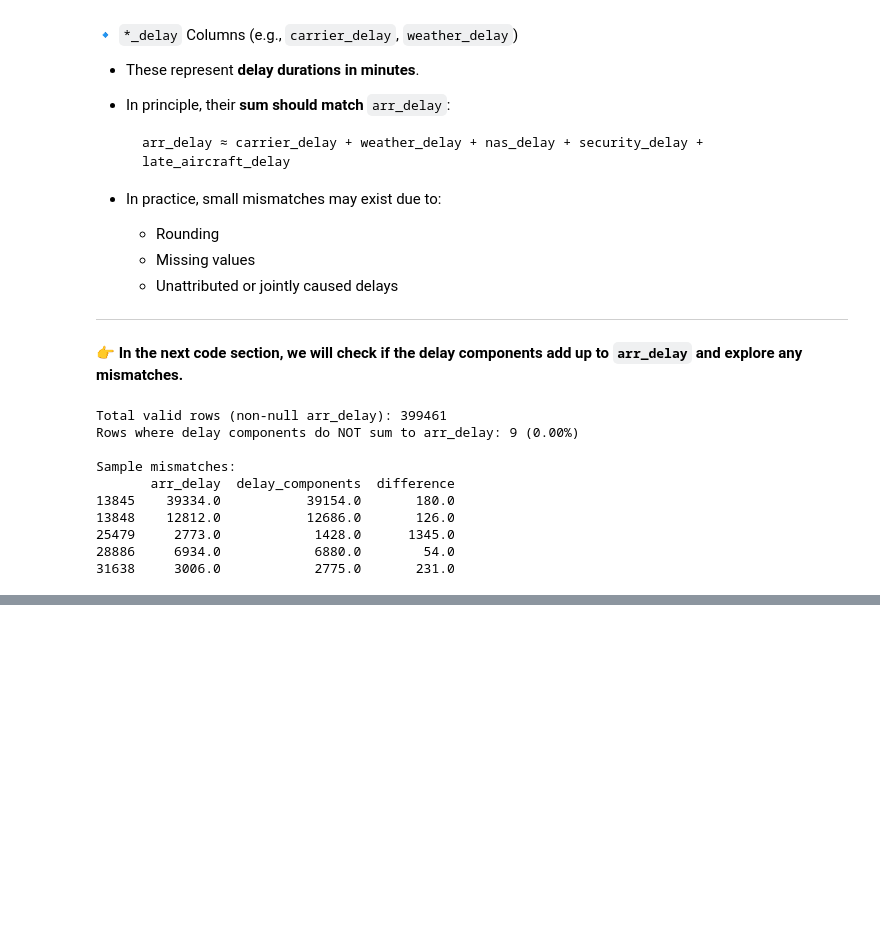
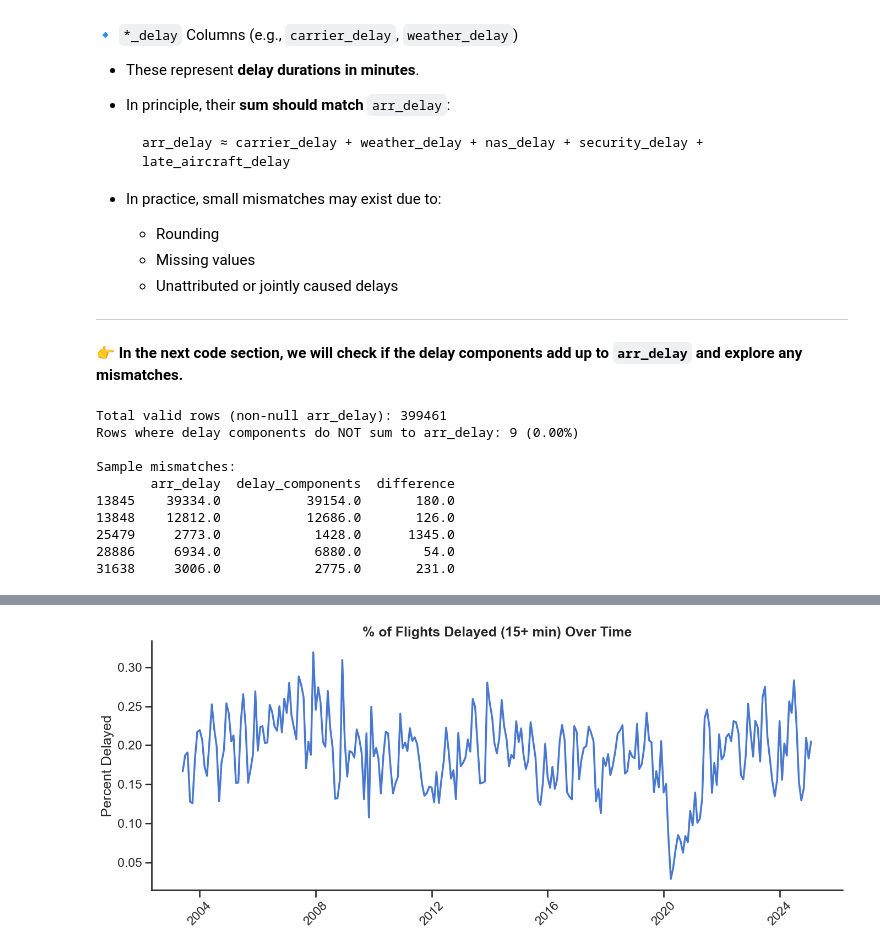
Before and after one commit to mrakelinggar/data-stuffs, a Jupyter notebook: time_series/flight_delays/ts - flight_delays.ipynb, the cells around one changed output, grey strips where cells are left out. Drawn from its saved outputs; the diff is of its cells as text; code cells hidden in the pictures; blank space fills up the shorter version.

Commit message:
Time Series Project - US Flight Delays - Plot monthly delays

```diff
--- a/time_series/flight_delays/ts - flight_delays.ipynb
+++ b/time_series/flight_delays/ts - flight_delays.ipynb
@@ -7,6 +9,20 @@ import pandas as pd
 # %%
 data_dir = "/Users/mrla/Documents/Projects/data/flight_delays/ot_delaycause1_DL"
 pd.set_option('display.max_columns', None)
+
+# Use Seaborn's white theme with bold axes and soft gridlines
+sns.set_theme(style="ticks", context="talk", palette="muted")
+
+def plot_line(data, x, y, title, ylabel, figsize=(14, 6), hue=None):
+    plt.figure(figsize=figsize)
+    ax = sns.lineplot(data=data, x=x, y=y, hue=hue, linewidth=2.5)
+    ax.set_title(title, fontsize=18, fontweight='bold')
+    ax.set_ylabel(ylabel)
+    ax.set_xlabel('')
+    ax.tick_params(axis='x', rotation=45)
+    sns.despine()  # removes top and right spines
+    plt.tight_layout()
+    plt.show()
 # %% [markdown]
 ### Load Data
 # %%
@@ -149,0 +225,10 @@ Out of 399,461 valid records (i.e., rows where `arr_delay` is not null), only 9
+# %%
+plot_line(
+    data=monthly_stats,
+    x='date',
+    y='pct_delayed',
+    title='% of Flights Delayed (15+ min) Over Time',
+    ylabel='Percent Delayed'
+)
+# %% [output]
+[figure, added]
```
Also changed, not shown: parts of 8 cells of this notebook.
